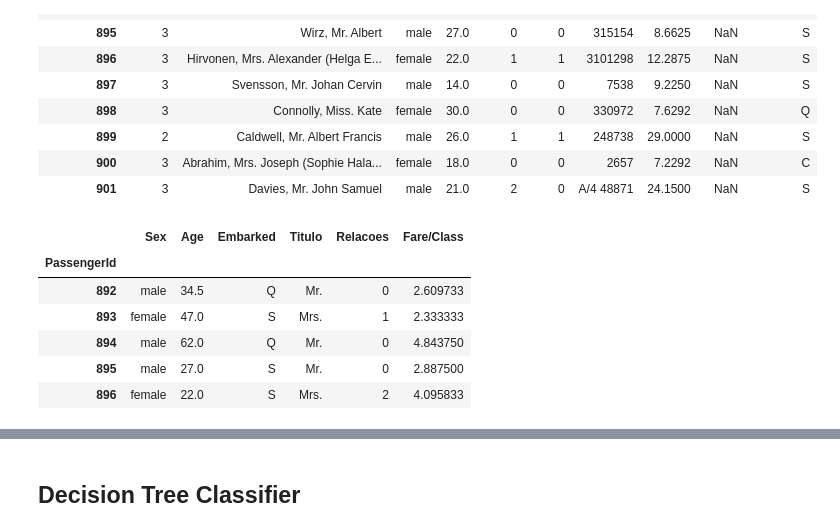
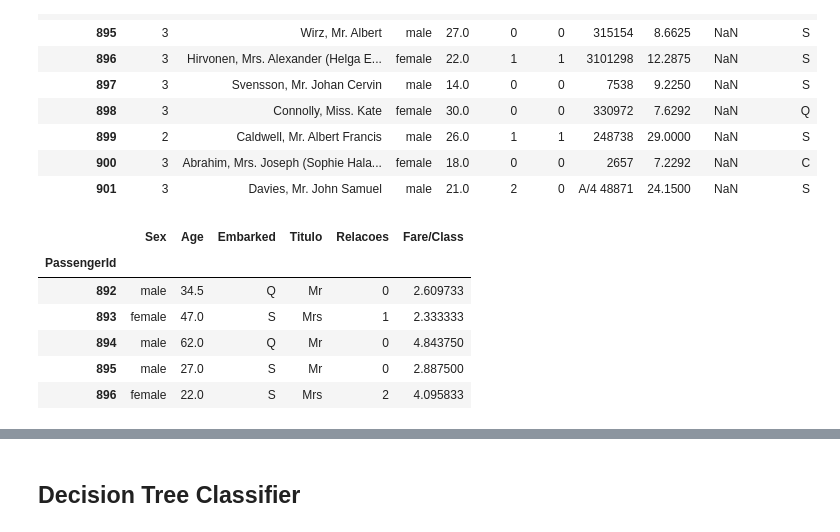
Before and after one commit to vitorxx1/Titanic-Kaggle, a Jupyter notebook: titanic.ipynb, the cells around one changed output, grey strips where cells are left out. Drawn from its saved outputs; the diff is of its cells as text; code cells hidden in the pictures.

```diff
--- a/titanic.ipynb
+++ b/titanic.ipynb
@@ -448,13 +612,14 @@ dados_teste.head(10)
 | 901 | 3 | Davies, Mr. John Samuel | male | 21.0 | 2 | 0 | A/4 48871 | 24.1500 | NaN | S |
 # %%
 #pre processamento - versão inicial
-X_teste = initial_pre_processing(dados_teste)
+X_teste = dados_teste.copy()
+X_teste = initial_pre_processing(X_teste)
 X_teste.head()
 # %% [output]
 |  | Sex | Age | Embarked | Titulo | Relacoes | Fare/Class |
 | PassengerId |  |  |  |  |  |  |
-| 892 | male | 34.5 | Q | Mr. | 0 | 2.609733 |
-| 893 | female | 47.0 | S | Mrs. | 1 | 2.333333 |
-| 894 | male | 62.0 | Q | Mr. | 0 | 4.843750 |
-| 895 | male | 27.0 | S | Mr. | 0 | 2.887500 |
-| 896 | female | 22.0 | S | Mrs. | 2 | 4.095833 |
+| 892 | male | 34.5 | Q | Mr | 0 | 2.609733 |
+| 893 | female | 47.0 | S | Mrs | 1 | 2.333333 |
+| 894 | male | 62.0 | Q | Mr | 0 | 4.843750 |
+| 895 | male | 27.0 | S | Mr | 0 | 2.887500 |
+| 896 | female | 22.0 | S | Mrs | 2 | 4.095833 |
```
Also changed, not shown: parts of 56 cells of this notebook, 8 other files.
